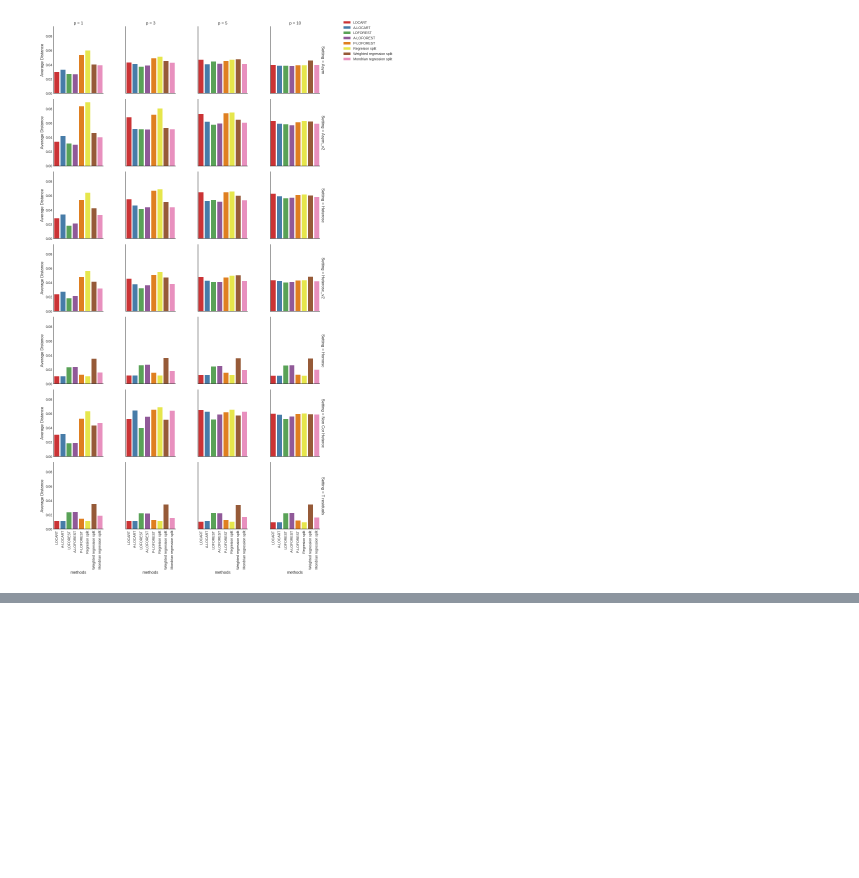
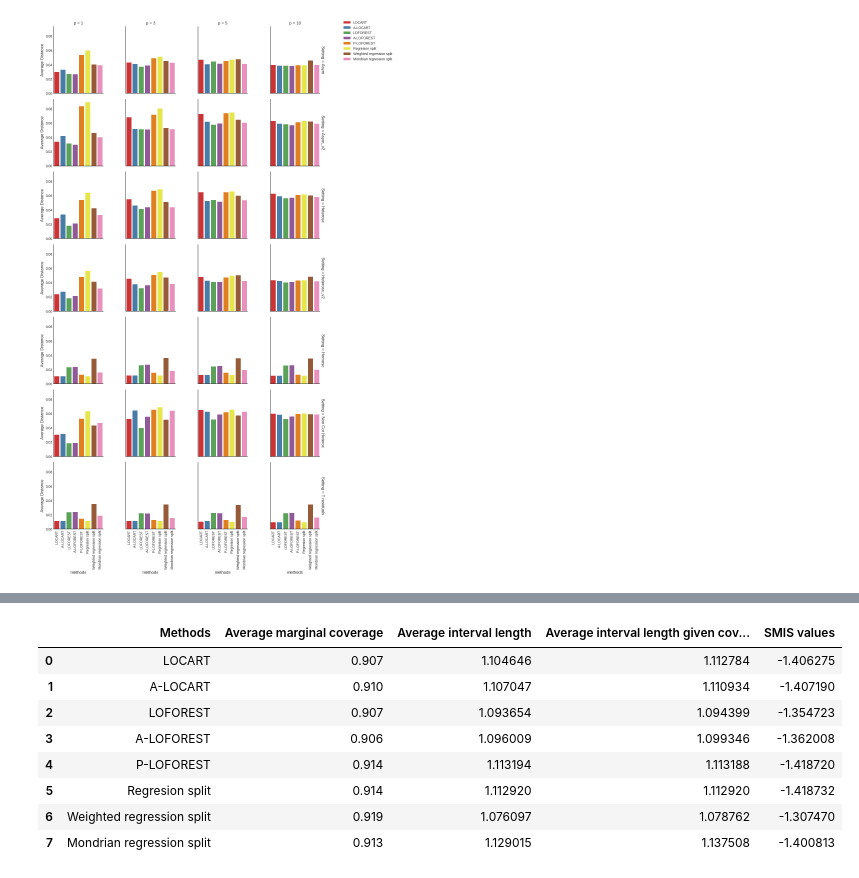
Before and after one commit to Monoxido45/CSI, a Jupyter notebook: experiments/loforest.ipynb, the cells around one changed output, grey strips where cells are left out. Saved outputs shown, nothing was run; the diff lists cells and outputs as text; code cells hidden in the pictures; blank space fills up the shorter version.

```diff
--- a/experiments/loforest.ipynb
+++ b/experiments/loforest.ipynb
@@ -1256,0 +1734,10 @@ array(['LOCART', 'A-LOCART', 'LOFOREST', 'A-LOFOREST', 'P-LOFOREST',
+# %%
+electric_metrics = obtain_main_metrics_real("electric",
+                                           random_state = 650,
+                                           test_size = 0.2,
+                                           random_seed = 450,
+                                           sig = 0.1,
+                                           min_samples_leaf = 150,
+                                           K = 40,
+                                           n_estimators = 200,
+                                           min_impurity_decrease = 5*(10**(-5)))
@@ -1256,0 +1762,12 @@ array(['LOCART', 'A-LOCART', 'LOFOREST', 'A-LOFOREST', 'P-LOFOREST',
+# %%
+electric_metrics
+# %% [output]
+|  | Methods | Average marginal coverage | Average interval length | Average interval length given cov... | SMIS values |
+| 0 | LOCART | 0.907 | 1.104646 | 1.112784 | -1.406275 |
+| 1 | A-LOCART | 0.910 | 1.107047 | 1.110934 | -1.407190 |
+| 2 | LOFOREST | 0.907 | 1.093654 | 1.094399 | -1.354723 |
+| 3 | A-LOFOREST | 0.906 | 1.096009 | 1.099346 | -1.362008 |
+| 4 | P-LOFOREST | 0.914 | 1.113194 | 1.113188 | -1.418720 |
+| 5 | Regresion split | 0.914 | 1.112920 | 1.112920 | -1.418732 |
+| 6 | Weighted regression split | 0.919 | 1.076097 | 1.078762 | -1.307470 |
+| 7 | Mondrian regression split | 0.913 | 1.129015 | 1.137508 | -1.400813 |
```
Also changed, not shown: parts of 25 cells of this notebook, 1 other file.
